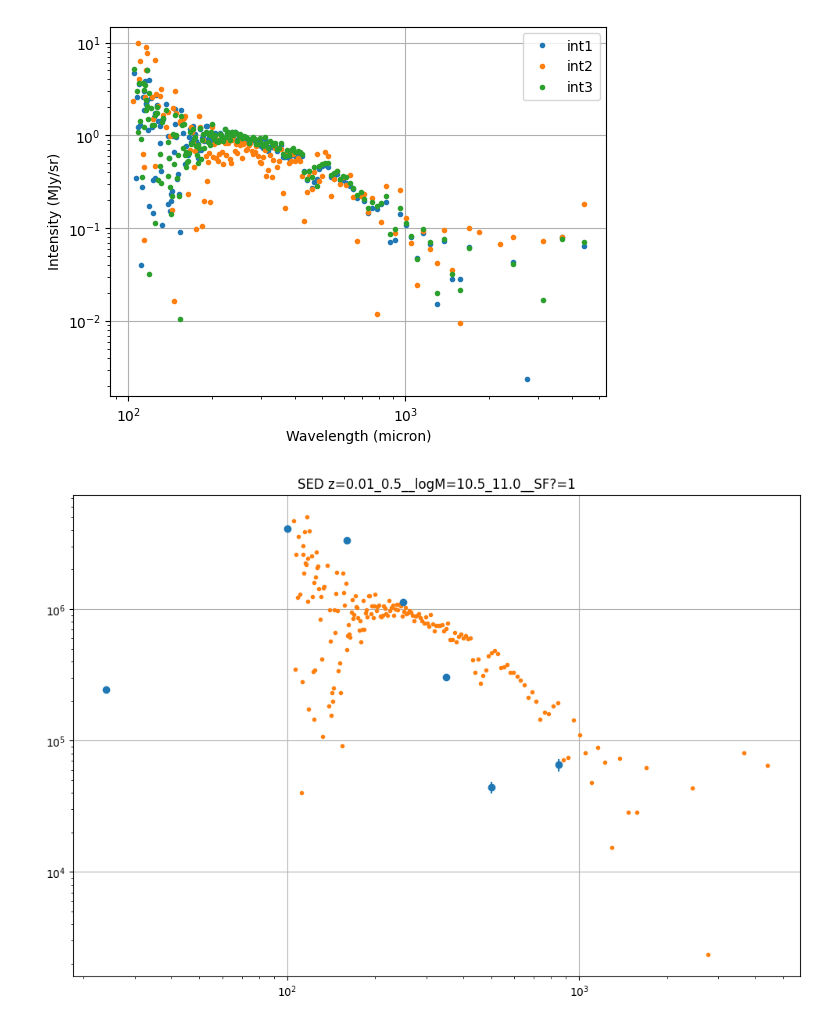
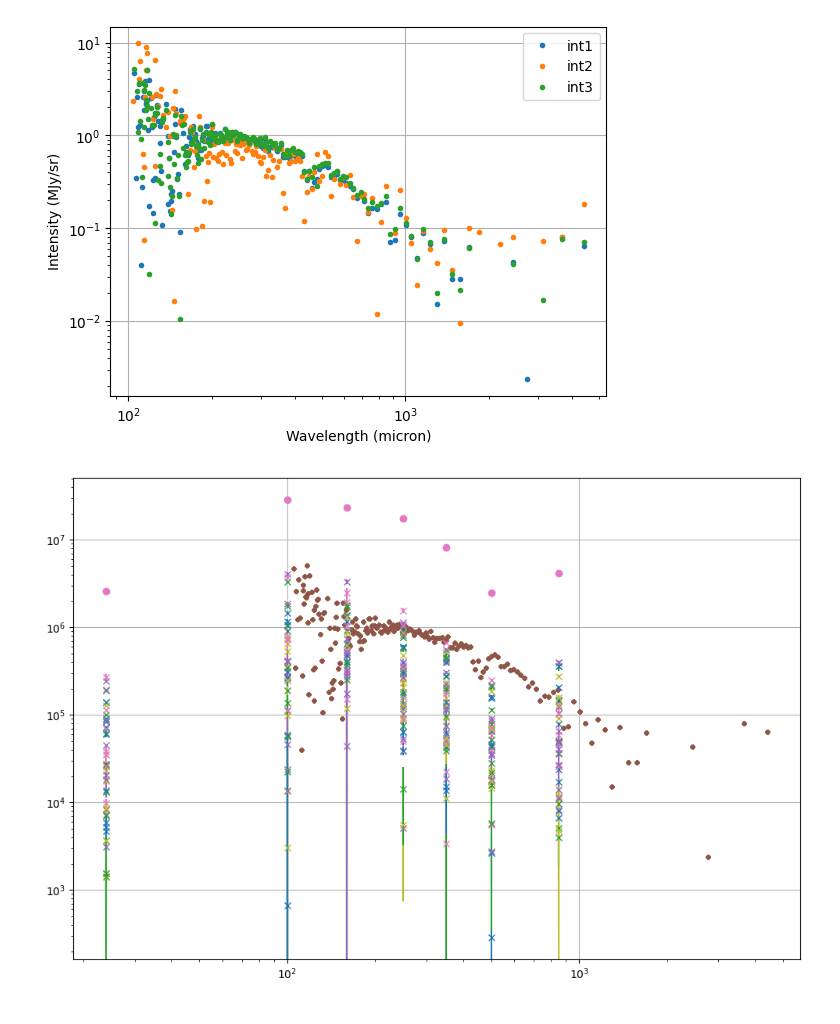
Before and after one commit to shubhagrawal30/LIM_archival, a Jupyter notebook: notebooks/simstack_quick.ipynb, the cells around one changed output. Saved outputs shown, nothing was run; the diff lists cells and outputs as text; code cells hidden in the pictures.

```diff
--- a/notebooks/simstack_quick.ipynb
+++ b/notebooks/simstack_quick.ipynb
@@ -61,16 +61,22 @@ beam_sizes = np.array([1.55, 2.03, 4.66, 9.94, 17.65, 37.30, 5.68]) * 1e-9
 # values from the Viero+22 paper 2203.14312, Viero+13 paper 1304.0446, and
 # SCUBA beam from https://academic.oup.com/mnras/article/465/2/1789/2454739
 # %%
-ind = 5
-key_to_plot = list(results['seds'].keys())[ind]
+total_int = np.zeros(len(results['wvs']))
 plt.figure(figsize=(12, 8))
-plt.errorbar(results['wvs'], results['seds'][key_to_plot] / beam_sizes, \
-    yerr=results['stds'][key_to_plot] / beam_sizes, fmt='o', label=key_to_plot)
-plt.plot(wavs, int1 * 1e6, label='FIRAS int1', marker='.', ls='none')
-plt.title(f"SED {key_to_plot}")
+for ind in range(len(results['seds'])):
+    key_to_plot = list(results['seds'].keys())[ind]
+    if results['stds'][key_to_plot] is None:
+        continue
+    if "SF?=0" in key_to_plot:
+        continue
+    total_int += results['seds'][key_to_plot] / beam_sizes
+    plt.errorbar(results['wvs'], results['seds'][key_to_plot] / beam_sizes, \
+        yerr=results['stds'][key_to_plot] / beam_sizes, fmt='x', label=key_to_plot)
+    plt.plot(wavs, int1 * 1e6, label='FIRAS int1', marker='.', ls='none')
+plt.plot(results['wvs'], total_int, label='Total', marker='o', ls='none')
 plt.grid()
 plt.loglog()
 plt.show()
 plt.close()
 # %% [output]
-[figure, old version]
+[figure, new version]
```
Also changed, not shown: parts of 1 cell of this notebook, 2 other files.
